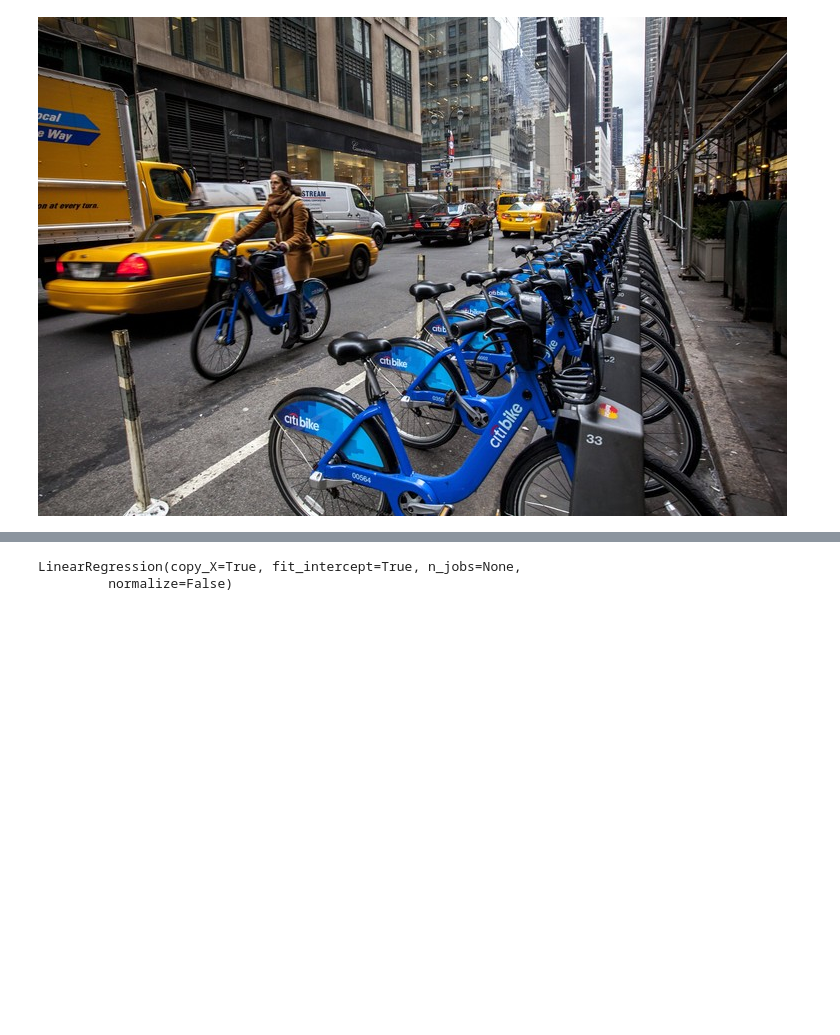
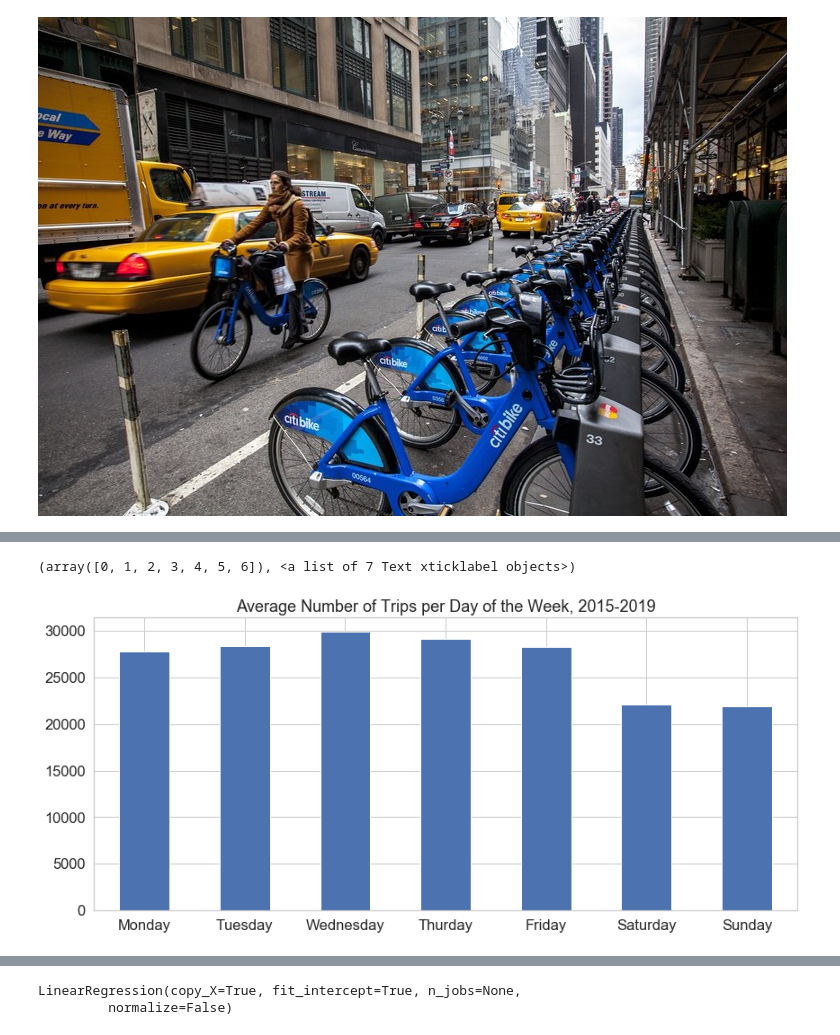
Before and after one commit to maikolcerda/Citibank, a Jupyter notebook: citibank_project.ipynb, the cells around one changed output, grey strips where cells are left out. Drawn from its saved outputs; the diff is of its cells as text; code cells hidden in the pictures; blank space fills up the shorter version.

```diff
--- a/citibank_project.ipynb
+++ b/citibank_project.ipynb
@@ -476,0 +389,25 @@ Text(0.5, 1.0, 'Total Number of Trips as a Function of the Number of Taxis')
+# %%
+#Analyzing Seasonality
+df['month']=df['starttime'].apply(lambda x: x.month)
+df['year']=df['starttime'].apply(lambda x: x.year)
+
+df['day_of_week']=df['starttime'].dt.dayofweek
+df['hour_of_day']=df['starttime'].dt.hour
+df['day_of_year'] = df['starttime'].dt.dayofyear
+# %%
+group_day_week=df.groupby(['day_of_week']).count()
+group_day_week=group_day_week['tripduration']/53
+group_day_week.index = ['Monday','Tuesday','Wednesday', 'Thurday', 'Friday', 'Saturday', 'Sunday']
+# %%
+plt.figure(figsize=(14,6))
+sns.set(font_scale=1.5)
+sns.set_style('whitegrid')
+group_day_week.plot(kind='bar')
+
+plt.title('Average Number of Trips per Day of the Week, 2015-2019')
+plt.ylabel('')
+plt.xlabel('')
+plt.xticks(rotation=0)
+# %% [output]
+(array([0, 1, 2, 3, 4, 5, 6]), <a list of 7 Text xticklabel objects>)
+[figure, added]
```
Also changed, not shown: parts of 155 cells of this notebook.
